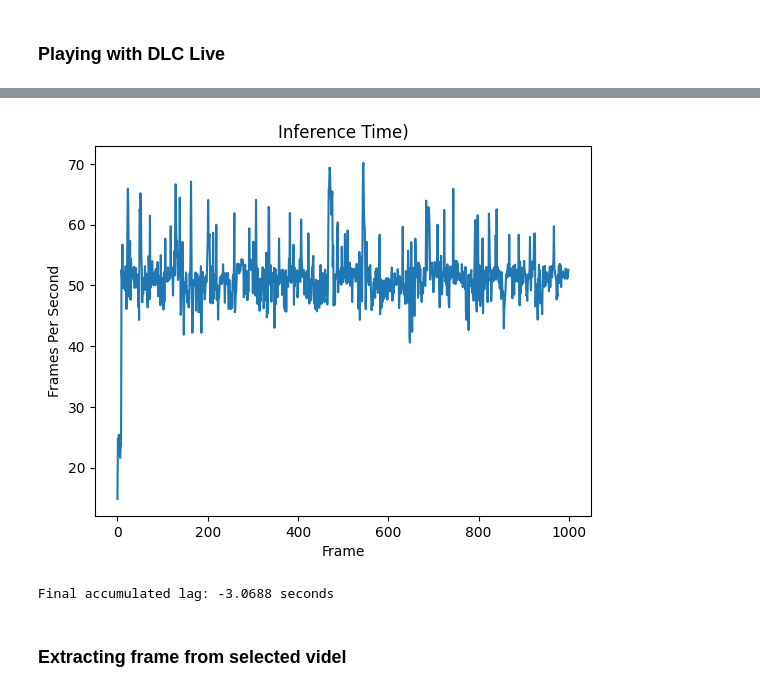
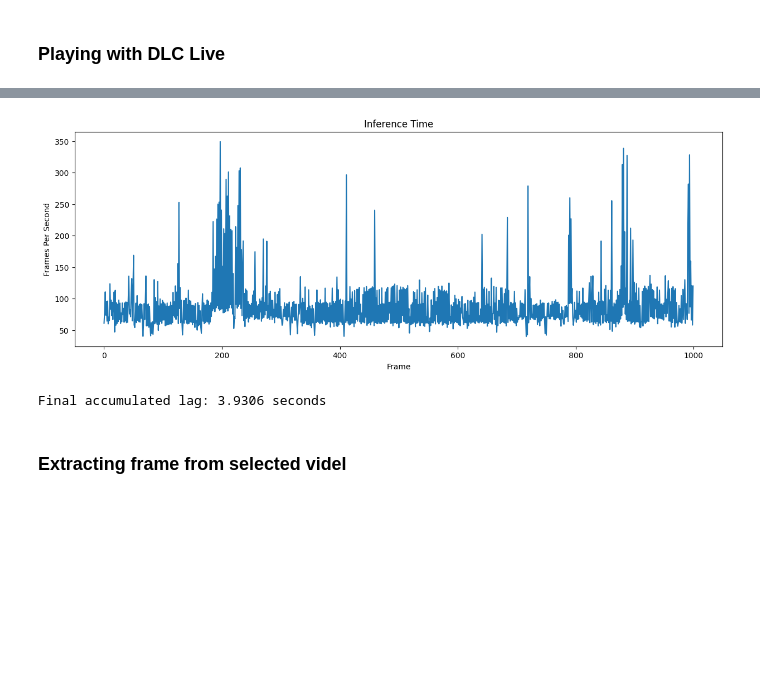
Before and after one commit to draeloslab/stim_behavior, a Jupyter notebook: notebooks/rhesus-macaque/dlcLiveTesting.ipynb, the cells around one changed output, grey strips where cells are left out. Saved outputs shown, nothing was run; the diff lists cells and outputs as text; code cells hidden in the pictures; blank space fills up the shorter version.

```diff
--- a/notebooks/rhesus-macaque/dlcLiveTesting.ipynb
+++ b/notebooks/rhesus-macaque/dlcLiveTesting.ipynb
@@ -19,4 +10,4 @@ Loading DLC 2.3.10...
 # %%
-model = DLCInterface('/home/jakejoseph/Desktop/Joseph_Code/FESFatigue-Jake-2024-05-31/config.yaml')
-model.benchmark('/home/jakejoseph/Desktop/Joseph_Code/FESFatigue-Jake-2024-05-31/videos/napierecrbfatigue_05_31_3_1.mp4',
-                '/home/jakejoseph/Desktop/Joseph_Code/FESFatigue-Jake-2024-05-31/exported-models/DLC_FESFatigue_resnet_50_iteration-2_shuffle-1')
+model = DLCInterface('/home/jakejoseph/Desktop/Joseph_Code/CentralNHPTracker-Jake-2024-07-19/config.yaml')
+model.benchmark('/home/jakejoseph/Desktop/Joseph_Code/CentralNHPTracker-Jake-2024-07-19/videos/rhodesfatigueEDC24_6_20.mp4',
+                '/home/jakejoseph/Desktop/Joseph_Code/CentralNHPTracker-Jake-2024-07-19/exported-models/DLC_CentralNHPTracker_mobilenet_v2_1.0_iteration-0_shuffle-1')
@@ -23,10 +35,10 @@ model.benchmark('/home/jakejoseph/Desktop/Joseph_Code/FESFatigue-Jake-2024-05-31
 # %%
-model.plotInferenceTime('/home/jakejoseph/Desktop/Joseph_Code/stim_behavior/benchmark_results/benchmark_eros_GPU_0.pickle')
+model.plotInferenceTime('/home/jakejoseph/Desktop/Joseph_Code/stim_behavior/notebooks/rhesus-macaque/benchmark_results/benchmark_eros_GPU_10.pickle')
 lag =  np.cumsum((1/60) -model.inferenceTimes)
 print(f"Final accumulated lag: {lag[-1]:.4f} seconds")
 # %% [output]
-[figure, old version]
+[figure, new version]
-Final accumulated lag: -3.0688 seconds
+Final accumulated lag: 3.9306 seconds
 # %% [markdown]
 ### Extracting frame from selected videl
 # %%
```
Also changed, not shown: parts of 2 cells of this notebook, 1 other file.
